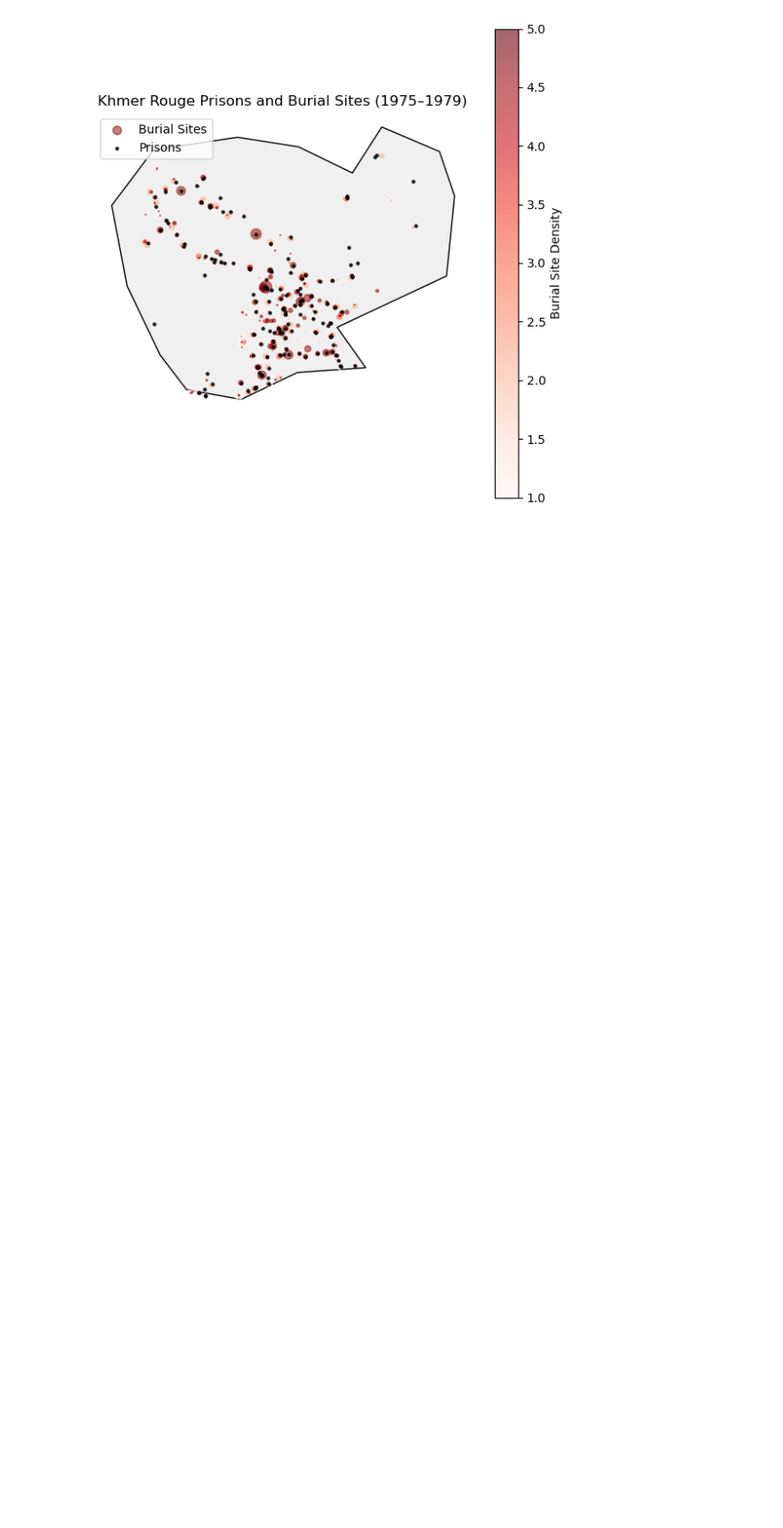
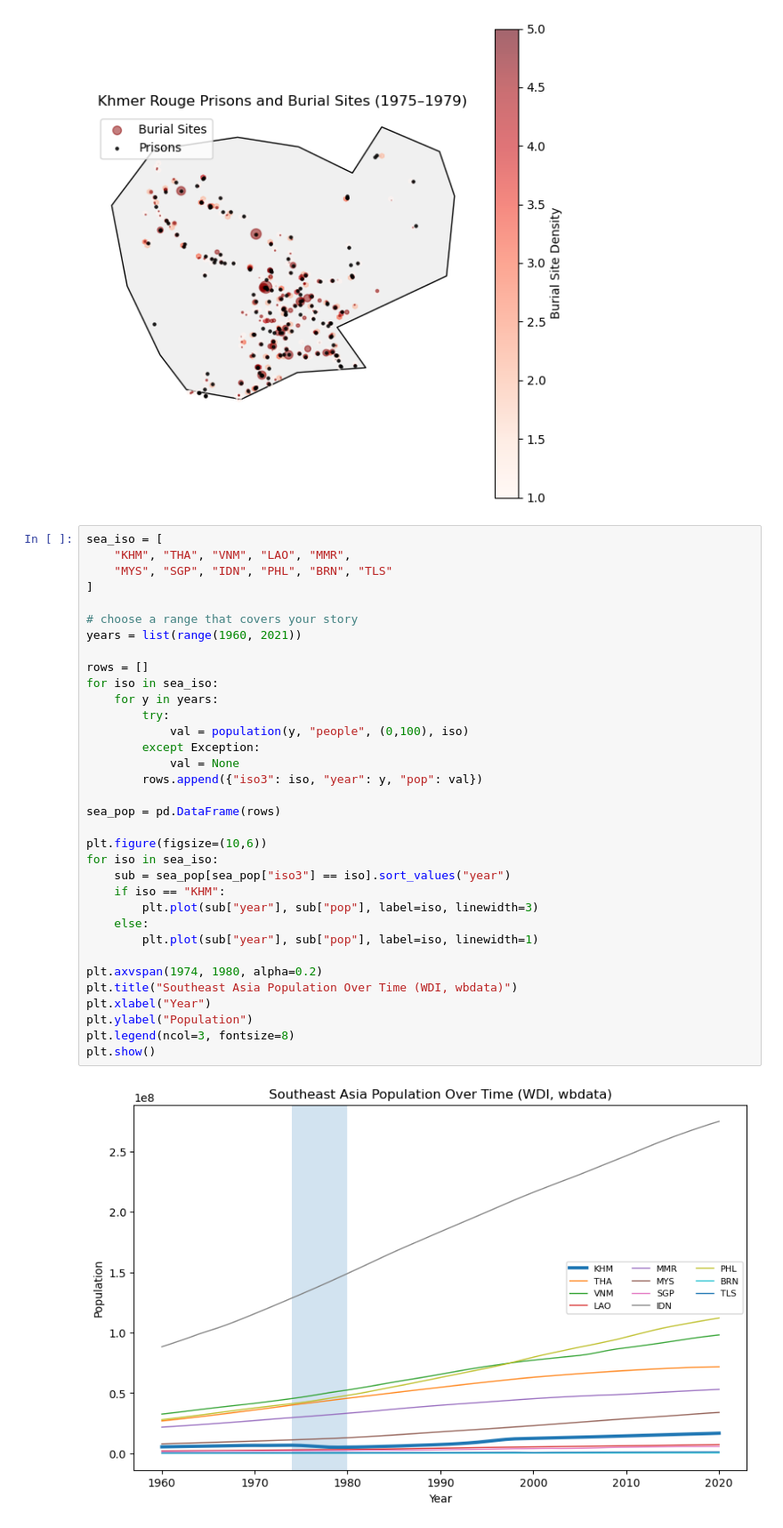
Before and after one commit to danieldo-tech/EEP153.jb.Project1, a Jupyter notebook: project1.ipynb, the cells around one changed output. Shown at 89% size. Cells and saved outputs as stored; diff of their text form; blank space fills up the shorter version.

```diff
--- a/project1.ipynb
+++ b/project1.ipynb
@@ -376,3 +395,39 @@ plt.legend()
 plt.show()
 # %% [output]
 [figure]
+# %%
+sea_iso = [
+    "KHM", "THA", "VNM", "LAO", "MMR",
+    "MYS", "SGP", "IDN", "PHL", "BRN", "TLS"
+]
+
+# choose a range that covers your story
+years = list(range(1960, 2021))
+
+rows = []
+for iso in sea_iso:
+    for y in years:
+        try:
+            val = population(y, "people", (0,100), iso)
+        except Exception:
+            val = None
+        rows.append({"iso3": iso, "year": y, "pop": val})
+
+sea_pop = pd.DataFrame(rows)
+
+plt.figure(figsize=(10,6))
+for iso in sea_iso:
+    sub = sea_pop[sea_pop["iso3"] == iso].sort_values("year")
+    if iso == "KHM":
+        plt.plot(sub["year"], sub["pop"], label=iso, linewidth=3)
+    else:
+        plt.plot(sub["year"], sub["pop"], label=iso, linewidth=1)
+
+plt.axvspan(1974, 1980, alpha=0.2)
+plt.title("Southeast Asia Population Over Time (WDI, wbdata)")
+plt.xlabel("Year")
+plt.ylabel("Population")
+plt.legend(ncol=3, fontsize=8)
+plt.show()
+# %% [output]
+[figure, added]
```
Also changed, not shown: parts of 3 cells of this notebook.
